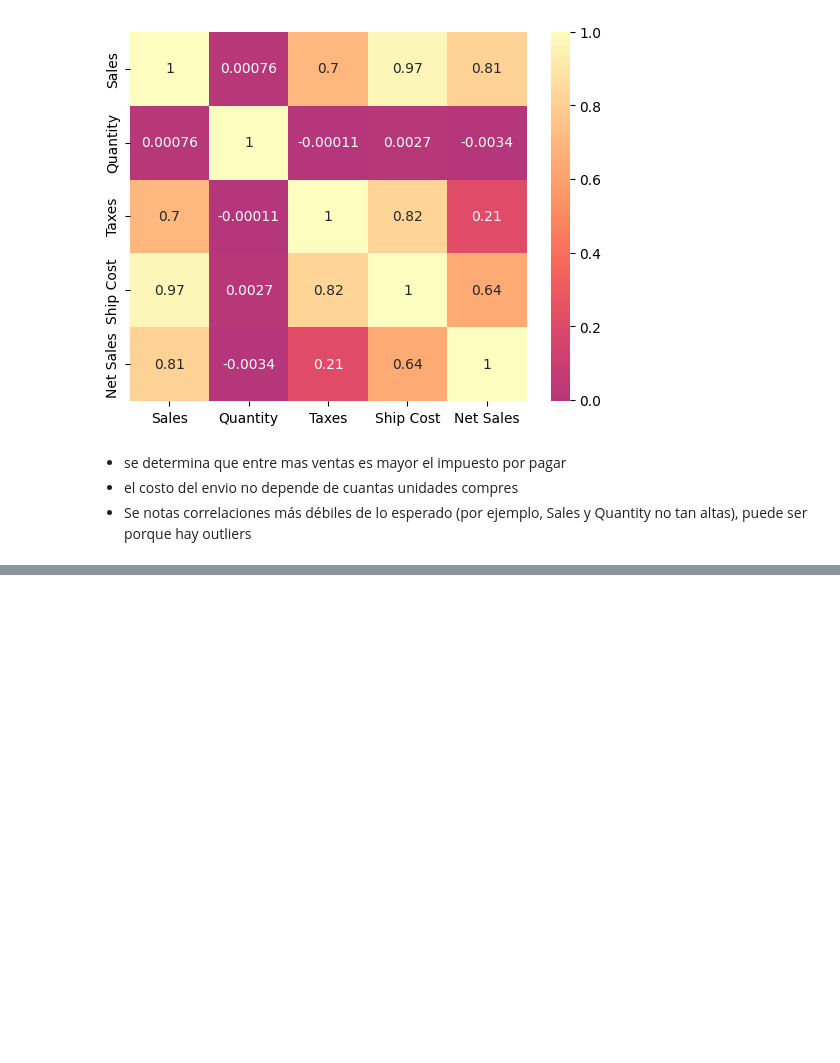
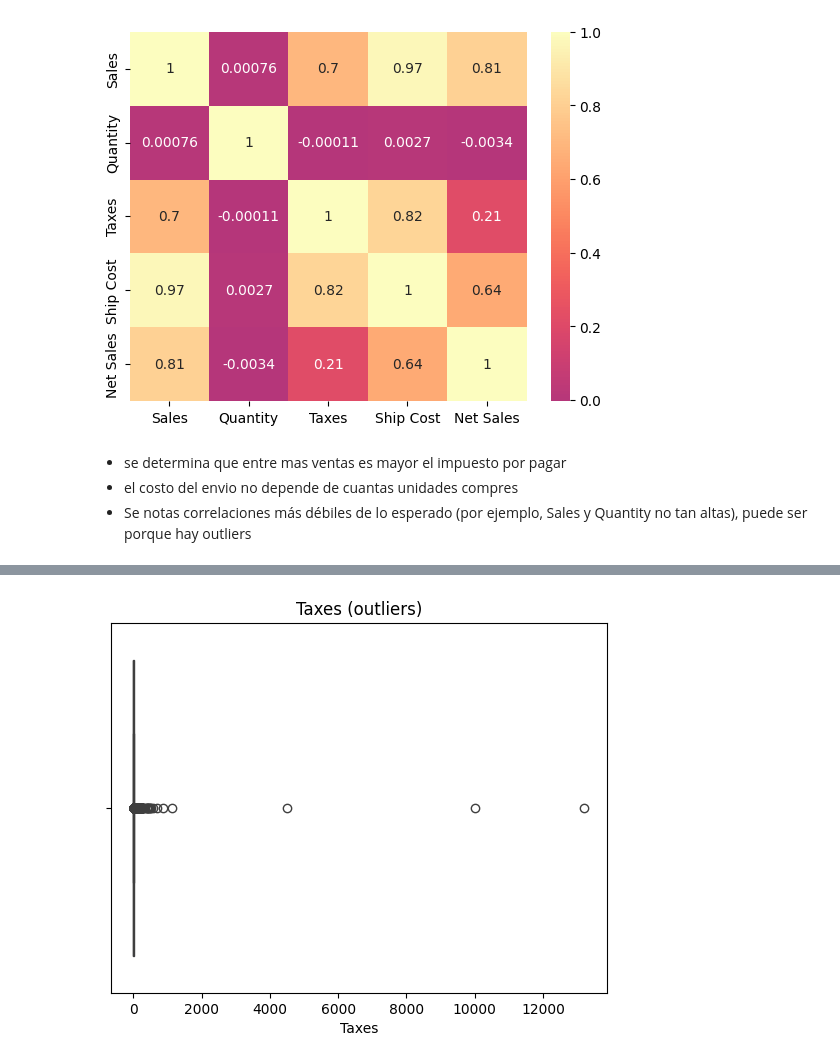
Before and after one commit to natalia-tp-dev/BIT_Taller_EDA, a Jupyter notebook: Taller2/respuestas.ipynb, the cells around one changed output, grey strips where cells are left out. Saved outputs shown, nothing was run; the diff lists cells and outputs as text; code cells hidden in the pictures; blank space fills up the shorter version.

```diff
--- a/Taller2/respuestas.ipynb
+++ b/Taller2/respuestas.ipynb
@@ -631,0 +647,6 @@ plt.show()
+# %%
+sns.boxplot(x=df['Taxes'])
+plt.title("Taxes (outliers)")
+plt.show()
+# %% [output]
+[figure, added]
```
Also changed, not shown: parts of 22 cells of this notebook.
